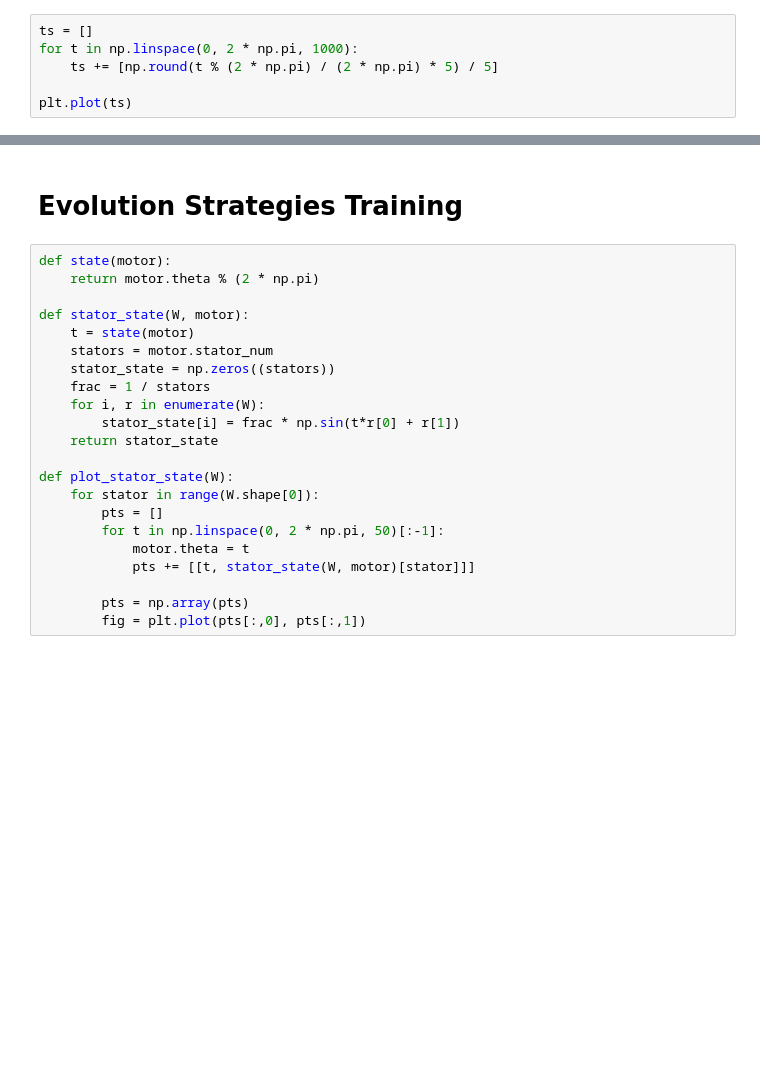
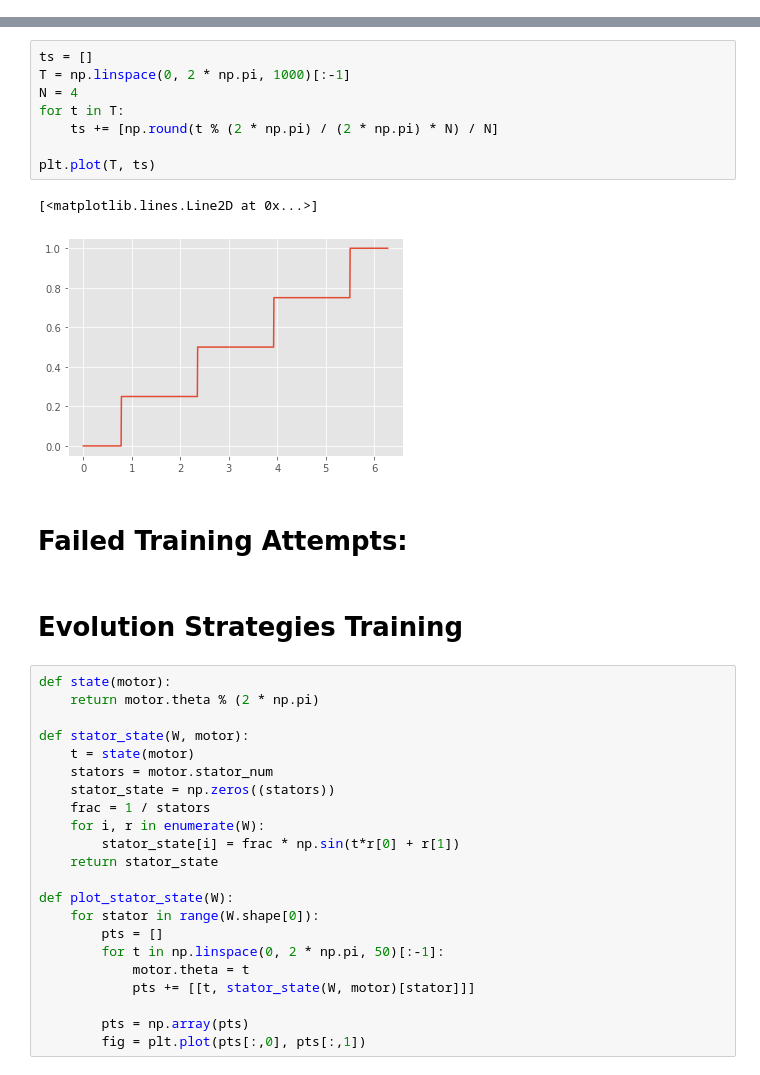
Before and after one commit to JonComo/BLDCML, a Jupyter notebook: simulation.ipynb, the cells around one changed output, grey strips where cells are left out. Drawn from its saved outputs; the diff is of its cells as text; blank space fills up the shorter version.

```diff
--- a/simulation.ipynb
+++ b/simulation.ipynb
@@ -436,6 +0,0 @@ plt.plot(rewards)
-# %%
-ts = []
-for t in np.linspace(0, 2 * np.pi, 1000):
-    ts += [np.round(t % (2 * np.pi) / (2 * np.pi) * 5) / 5]
-
-plt.plot(ts)
@@ -445,3 +505,16 @@ plt.plot(ts)
+# %%
+ts = []
+T = np.linspace(0, 2 * np.pi, 1000)[:-1]
+N = 4
+for t in T:
+    ts += [np.round(t % (2 * np.pi) / (2 * np.pi) * N) / N]
+
+plt.plot(T, ts)
+# %% [output]
+[<matplotlib.lines.Line2D at 0x...>]
+[figure, added]
+# %% [markdown]
+# Failed Training Attempts:
 # %% [markdown]
 # Evolution Strategies Training
 # %%
```
Also changed, not shown: parts of 47 cells of this notebook, 2 other files.
